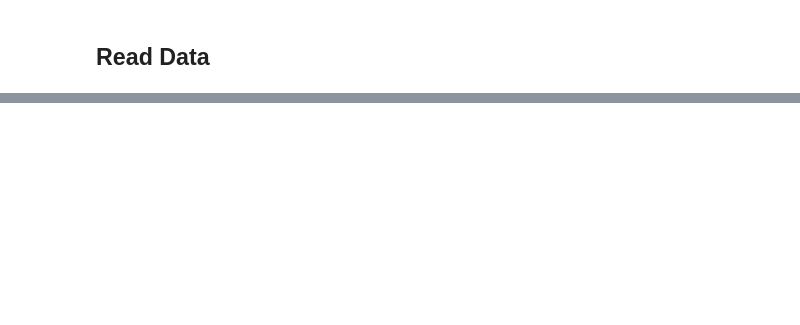
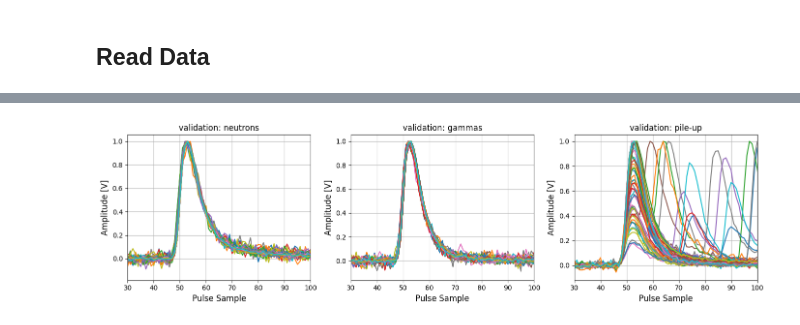
Before and after one commit to eberthol/PSD_GMVA_paper, a Jupyter notebook: synthetic_data/Synthetic_Datasets.ipynb, the cells around one changed output, grey strips where cells are left out. Cells and saved outputs as stored; diff of their text form; code cells hidden in the pictures; blank space fills up the shorter version.

Commit message:
add some plots

```diff
--- a/synthetic_data/Synthetic_Datasets.ipynb
+++ b/synthetic_data/Synthetic_Datasets.ipynb
@@ -70,0 +71,8 @@ ref_plot(X_val, Y_val, Npulses = 100, txt = 'validation'); # validation: pulses
+# %%
+## norm
+def normalize_to_peak_amplitude(pulses):
+    return pulses / np.max(pulses, axis=1, keepdims=True)
+
+ref_plot(normalize_to_peak_amplitude(X_val), Y_val, Npulses = 100, txt = 'validation'); # validation: pulses are not normalized
+# %% [output]
+[figure, added]
```
Also changed, not shown: parts of 4 cells of this notebook, 1 other file.
